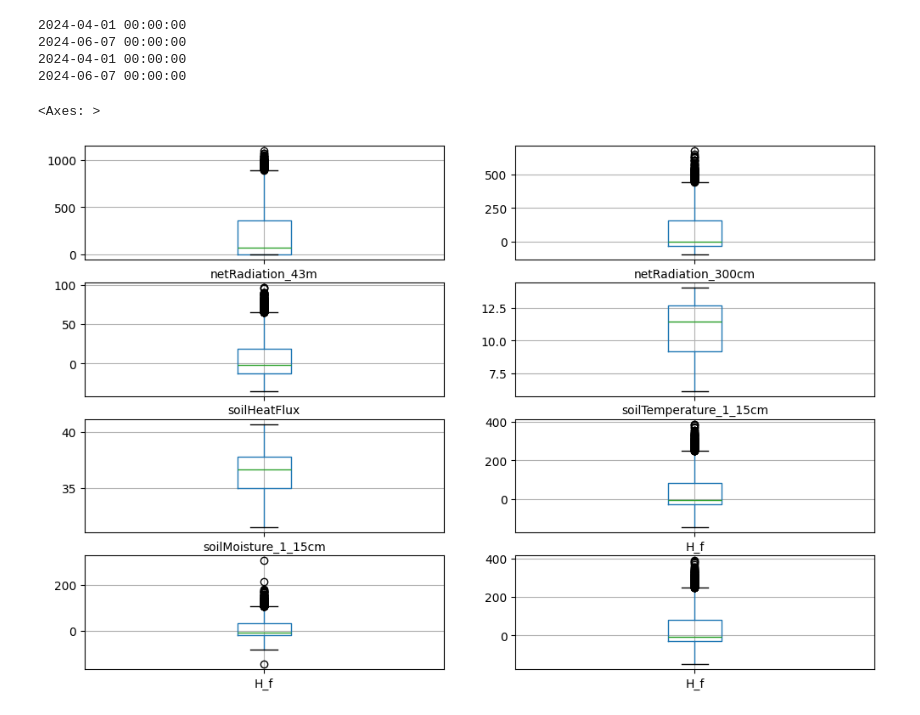
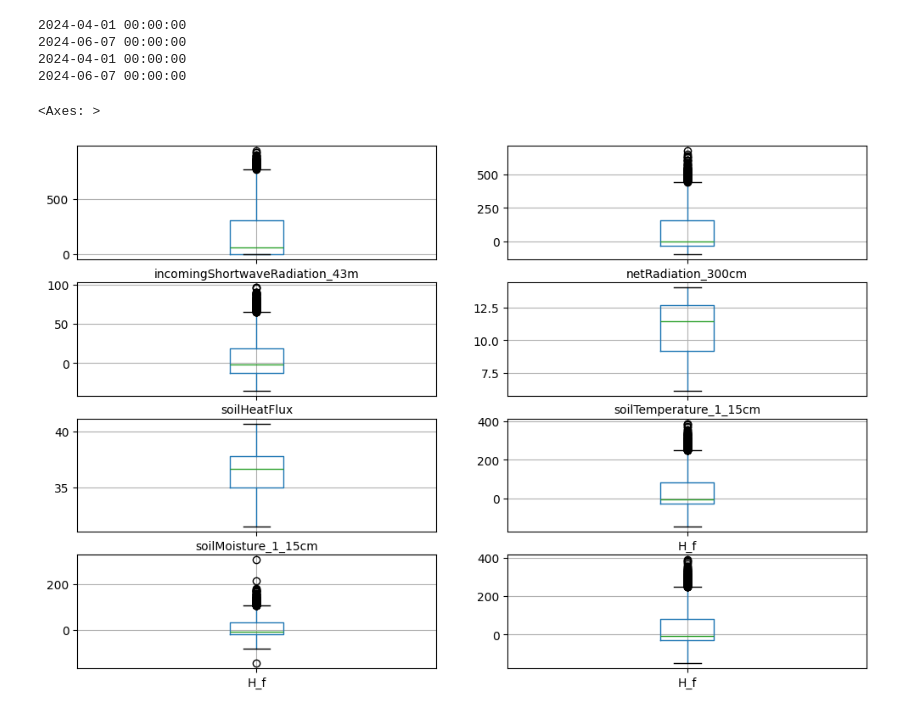
Before and after one commit to justusm00/ebc-project, a Jupyter notebook: data_2024/analysis_2024.ipynb, the cells around one changed output. Drawn from its saved outputs; the diff is of its cells as text; code cells hidden in the pictures.

```diff
--- a/data_2024/analysis_2024.ipynb
+++ b/data_2024/analysis_2024.ipynb
@@ -125,9 +125,6 @@ meteo_goew["soilTemperature_2_5cm"] = meteo_goew["soilTemperature_2_5cm"].astype
 meteo_goew["soilTemperature_3_15cm"] = meteo_goew["soilTemperature_3_15cm"].astype(float)
 meteo_goew["soilTemperature_3_30cm"] = meteo_goew["soilTemperature_3_30cm"].astype(float)
 meteo_goew["soilTemperature_3_5cm"] = meteo_goew["soilTemperature_3_5cm"].astype(float)
-
-# calculate net radiation
-meteo_goew["netRadiation_43m"] = meteo_goew["incomingShortwaveRadiation_43m"] + meteo_goew["outgoingShortwaveRadiation_43m"]
 # %%
 # check that data covers the same dates
 print(meteo_fbg["DATE_START"].min())
@@ -142,14 +139,14 @@ print(fluxes_goew["DATE_START"].max())
 # %%
 fig, axs = plt.subplots(4, 2, figsize=(12,8))
 # check for outliers
-meteo_goew.boxplot(column="netRadiation_43m", ax=axs[0, 0])
+meteo_goew.boxplot(column="incomingShortwaveRadiation_43m", ax=axs[0, 0])
 meteo_fbg.boxplot(column="netRadiation_300cm", ax=axs[0, 1])
 meteo_fbg.boxplot(column="soilHeatFlux", ax = axs[1, 0])
 meteo_goew.boxplot(column="soilTemperature_1_15cm", ax=axs[1, 1])
 meteo_goew.boxplot(column="soilMoisture_1_15cm", ax=axs[2, 0])
 fluxes_goew.boxplot(column="H_f", ax=axs[2, 1])
 fluxes_fbg.boxplot(column="H_f", ax=axs[3, 0])
 fluxes_goew.boxplot(column="H_f", ax=axs[3, 1])
 # %% [output]
 <Axes: >
-[figure, old version]
+[figure, new version]
```
Also changed, not shown: parts of 5 cells of this notebook, 5 other files.
